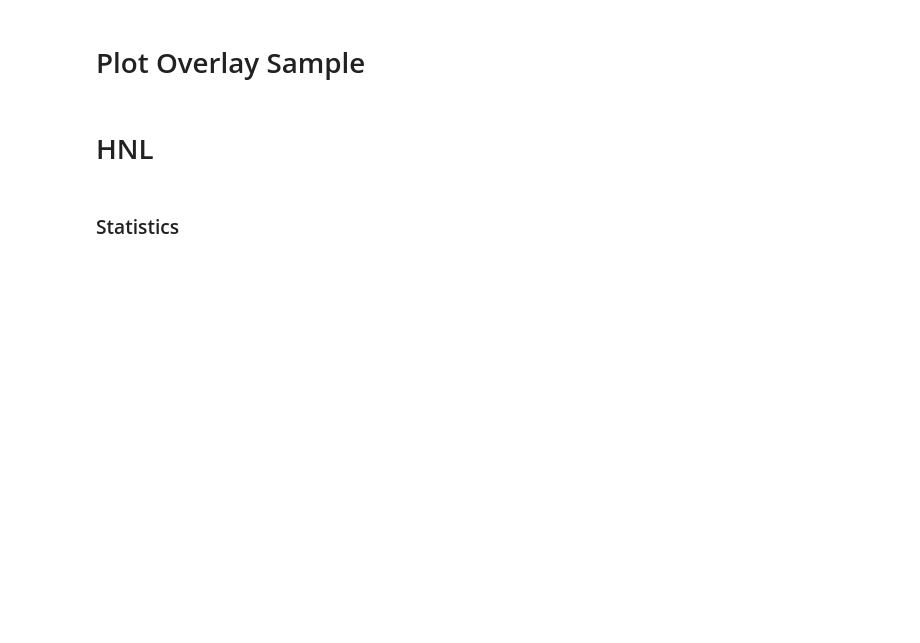
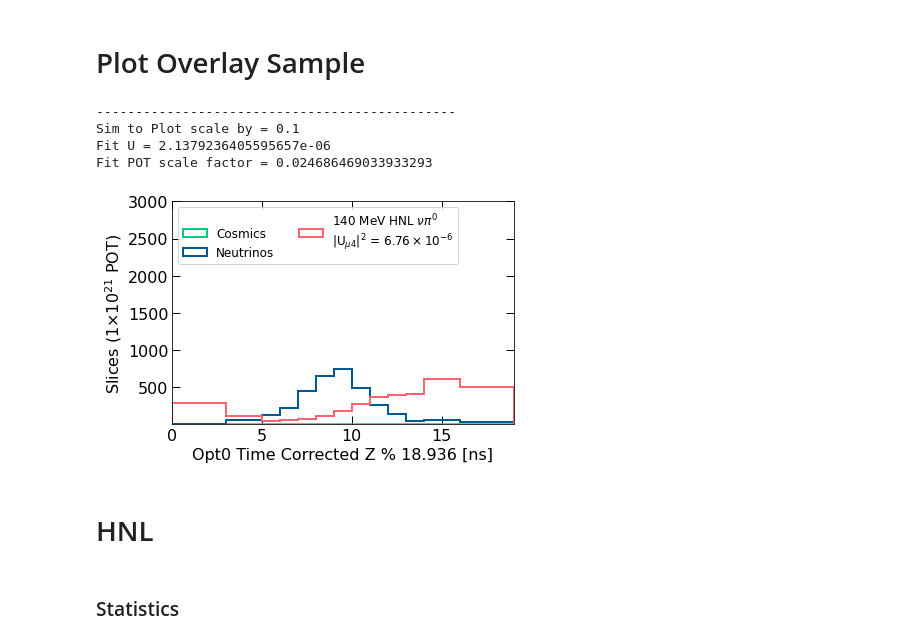
Before and after one commit to VCLanNguyen/HNLPiZero_Selection, a Jupyter notebook: Systematic_notebook/Flux_Weight_v3_April2024_cov_matrix_BETTER.ipynb, the cells around one changed output. Drawn from its saved outputs; the diff is of its cells as text; code cells hidden in the pictures; blank space fills up the shorter version.

```diff
--- a/Systematic_notebook/Flux_Weight_v3_April2024_cov_matrix_BETTER.ipynb
+++ b/Systematic_notebook/Flux_Weight_v3_April2024_cov_matrix_BETTER.ipynb
@@ -36,13 +30,28 @@ savePath = "../plot_files/Systematics_Merged_Binning/14April2024_m"+str(m)+"_v3_
+# %%
+m = 140
+
+#savePath = "../plot_files/Systematics/Systematics_1ns_Binning/14April2024_m"+str(m)+"_v3_systematics/"
+#savePath = "../plot_files/Systematics/Systematics_Merged_Binning/14April2024_m"+str(m)+"_v3_systematics/"
+#savePath = "../plot_files/Systematics/Systematics_Merged_Binning/14April2024_m"+str(m)+"_v3_systematics_stats_only/"
+#savePath = "../plot_files/Systematics/Systematics_Merged_Binning_PeakEdge/m"+str(m)+"_v3_systematics/"
+#savePath = "../plot_files/Systematics/Systematics_Merged_Binning_PeakEdge_Aggressive/m"+str(m)+"_v3_systematics/"
+#savePath = "../plot_files/Systematics/Systematics_1ns_Binning_PeakEdge_Adjust/m"+str(m)+"_v3_systematics/"
+#savePath = "../plot_files/Systematics/Systematics_Merged_Binning_PeakEdge_Adjust/m"+str(m)+"_v3_systematics/"
+#savePath = "../plot_files/Systematics/Systematics_1ns_Binning_PeakEdge_Final/m"+str(m)+"_v3_systematics/"
+savePath = "../plot_files/Systematics/Systematics_Merged_Binning_PeakEdge_Final/m"+str(m)+"_v3_systematics/"
+
+
+suffix = 'peak_edge_final'
 # %% [markdown]
 <h3>HNL</h3>
 # %%
-file = open("../pkl_files/v3_April2024/df_postselect_weight_m"+str(m)+"_v3_hnl.pkl", 'rb')
+file = open("../pkl_files/v3_April2024/df_postselect_"+suffix+"_weight_m"+str(m)+"_v3_hnl.pkl", 'rb')
 df_hnl = pickle.load(file)
 file.close()
 # %% [markdown]
 <h3>TPC Neutrino</h3>
 # %%
-file = open("../pkl_files/v3_April2024/df_postselect_weight_v3_nu.pkl", 'rb')
+file = open("../pkl_files/v3_April2024/df_postselect_"+suffix+"_weight_v3_nu.pkl", 'rb')
 df_nu = pickle.load(file)
 file.close()
 # %% [markdown]
@@ -82,7 +109,8 @@ print("Plot U = {}".format(plotU))
 print("Plot POT scale factor = {}".format(hnl_scale_factor))
 
 
-scale = 1/100
+#scale = 1/100
+scale = 1/10
 hnl_scale_factor = hnl_scale_factor * scale
 fitU = getUfromScaleFactor(plotU, scale)
 
@@ -456,6 +542,11 @@ xmin, xmax, xnbin = xmin, xmax, xnbin
 xlimmin, xlimmax = xmin, xmax
 #-----------------------------------------------------------------#
 
+ax1.step(bins, np.insert(cos_flat_rebin*rockbox_scale_factor, 0, 0)
+         , color = cos_col
+         , label =  "Cosmics"
+)
+#-----------------------------------------------------------------#
 pltdf = df_nu['mod_t']
 weights = df_nu['scale_pot']
 _, _, _ = ax1.hist(
@@ -469,6 +560,7 @@ _, _, _ = ax1.hist(
                             linewidth = 2,
                             label = nu_label
                         )
+
 #-----------------------------------------------------------------#
 scale_up_just_once = 10
 
@@ -480,47 +572,49 @@ print("Sim to Plot scale by = {}".format(scale))
 print("Fit U = {}".format(fitU))
 print("Fit POT scale factor = {}".format(hnl_scale_factor))
 
-this_hnl_label = str(m) + ' MeV HNL ${\pi}^{0}$' + '\n' + '|U$_{{\mu 4}}$|$^{{2}}$ = ' +str(sci_notation(U_scale_up_just_once,2,2))
+this_hnl_label = str(m) + r' MeV HNL $\nu\pi^0$' + '\n' + '|U$_{{\mu 4}}$|$^{{2}}$ = ' +str(sci_notation(U_scale_up_just_once,2,2))
 #-----------------------------------------------------------------#
 pltdf = df_hnl['mod_t']
 weights = [hnl_scale_factor*scale_up_just_once]*len(df_hnl['mod_t'])
 
 _, _, _ = ax1.hist(
                             pltdf,
                             bins = bins,
                             weights = weights,
                             density = False,
                             histtype="step",
                             edgecolor = hnl_col,
                             linestyle = "-",
                             linewidth = 2,
                             label = this_hnl_label
                         )
-#-----------------------------------------------------------------#
-ax1.step(bins, np.insert(cos_flat_rebin*rockbox_scale_factor, 0, 0)
-         , color = cos_col
-         , label =  "Cosmics"
-)
+
 #-----------------------------------------------------------------#
 
 plot_tick(ax1, 16)
 plot_title(ax1, "", 'Opt0 Time Corrected Z % 18.936 [ns]',  r"Slices (1$\times10^{21}$ POT)", 16)
 
 ax1.set_xlim(xmin, xmax)
 ax1.set_ylim(1, 3000)
 
 handles, labels = plt.gca().get_legend_handles_labels()
-handles[-1] =extra = Rectangle((0, 0), 0.1, 0.1, fc="w", fill=False, edgecolor=cos_col, linewidth=2.0)
+handles[0] =extra = Rectangle((0, 0), 0.1, 0.1, fc="w", fill=False, edgecolor=cos_col, linewidth=2.0)
 
-ax1.legend(handles, labels, loc = 'upper right',fontsize = 12)
+ax1.legend(handles, labels, loc = 'upper left',fontsize = 12, ncol = 2)
 #ax1.set_yscale('log')
 #ax1.set_ylim(1, 1000000)
 #-----------------------------------------------------------------#
 fig.tight_layout()
 
 plt.savefig(savePath+str("signal_bkg_overlay_cv.png"), dpi=200)
 
 plt.show()
+# %% [output]
+----------------------------------------------
+Sim to Plot scale by = 0.1
+Fit U = 2.1379236405595657e-06
+Fit POT scale factor = 0.024686469033933293
+[figure, added]
 # %% [markdown]
 <h1>HNL</h1>
 # %% [markdown]
```
Also changed, not shown: parts of 25 cells of this notebook, 29 other files.
